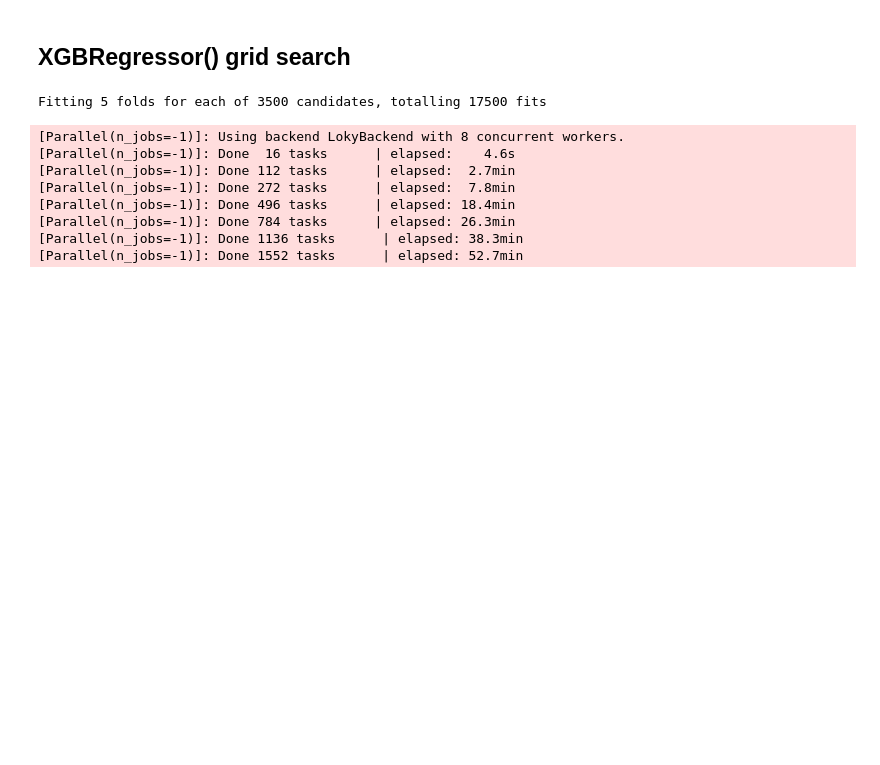
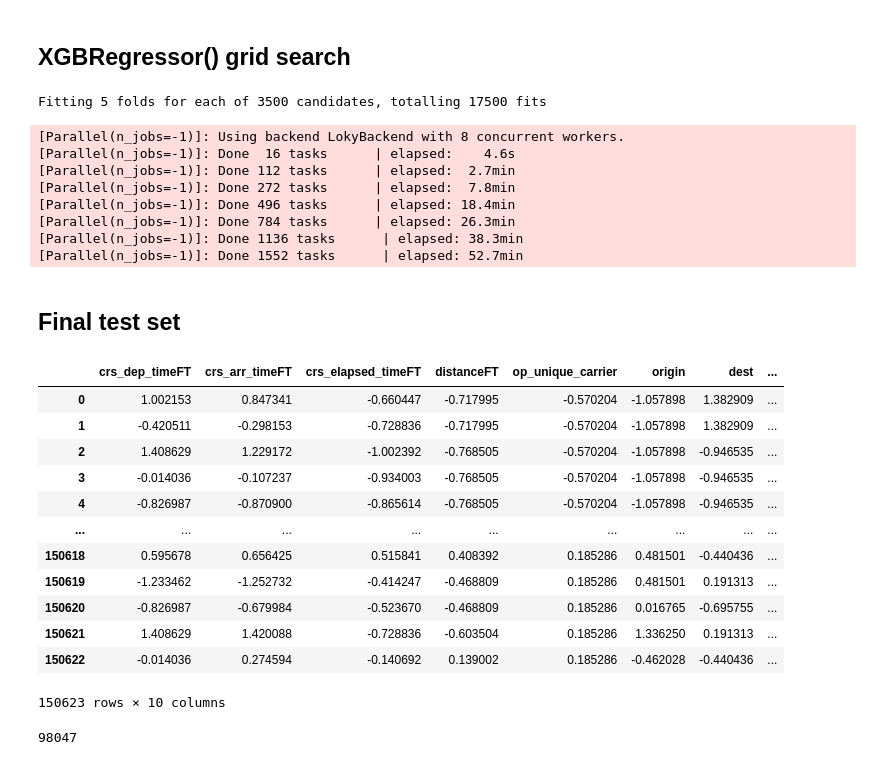
Before and after one commit to TYan18/Predicting-flight-delays, a Jupyter notebook: Model Fitting Files/XGB_Titania.ipynb, the cells around one changed output. Saved outputs shown, nothing was run; the diff lists cells and outputs as text; code cells hidden in the pictures; blank space fills up the shorter version.

Commit message:
Added final testing XGBoost results and submission.csv

```diff
--- a/Model Fitting Files/XGB_Titania.ipynb
+++ b/Model Fitting Files/XGB_Titania.ipynb
@@ -367,3 +398,35 @@ Fitting 5 folds for each of 3500 candidates, totalling 17500 fits
 [Parallel(n_jobs=-1)]: Done 784 tasks      | elapsed: 26.3min
 [Parallel(n_jobs=-1)]: Done 1136 tasks      | elapsed: 38.3min
 [Parallel(n_jobs=-1)]: Done 1552 tasks      | elapsed: 52.7min
+# %% [markdown]
+## Final test set
+# %%
+X_final = pd.read_csv('Final DF Pred', index_col = 0)
+X_final = X_final.rename(columns = {'dayWeek': 'day_of_week'})
+# %%
+xgboost = XGBRegressor(n_estimators = 100, learning_rate = 0.1,
+                      reg_alpha = 8)
+xgboost.fit(X, y)
+y_pred = xgboost.predict(X_final)
+# %%
+df_final = X_final
+df_final['predicted_delay'] = y_pred
+df_final
+# %% [output]
+|  | crs_dep_timeFT | crs_arr_timeFT | crs_elapsed_timeFT | distanceFT | op_unique_carrier | origin | dest | ... |
+| 0 | 1.002153 | 0.847341 | -0.660447 | -0.717995 | -0.570204 | -1.057898 | 1.382909 | ... |
+| 1 | -0.420511 | -0.298153 | -0.728836 | -0.717995 | -0.570204 | -1.057898 | 1.382909 | ... |
+| 2 | 1.408629 | 1.229172 | -1.002392 | -0.768505 | -0.570204 | -1.057898 | -0.946535 | ... |
+| 3 | -0.014036 | -0.107237 | -0.934003 | -0.768505 | -0.570204 | -1.057898 | -0.946535 | ... |
+| 4 | -0.826987 | -0.870900 | -0.865614 | -0.768505 | -0.570204 | -1.057898 | -0.946535 | ... |
+| ... | ... | ... | ... | ... | ... | ... | ... | ... |
+| 150618 | 0.595678 | 0.656425 | 0.515841 | 0.408392 | 0.185286 | 0.481501 | -0.440436 | ... |
+| 150619 | -1.233462 | -1.252732 | -0.414247 | -0.468809 | 0.185286 | 0.481501 | 0.191313 | ... |
+| 150620 | -0.826987 | -0.679984 | -0.523670 | -0.468809 | 0.185286 | 0.016765 | -0.695755 | ... |
+| 150621 | 1.408629 | 1.420088 | -0.728836 | -0.603504 | 0.185286 | 1.336250 | 0.191313 | ... |
+| 150622 | -0.014036 | 0.274594 | -0.140692 | 0.139002 | 0.185286 | -0.462028 | -0.440436 | ... |
+150623 rows × 10 columns
+# %%
+y.isnull().count()
+# %% [output]
+98047
```
Also changed, not shown: parts of 2 cells of this notebook, 2 other files.
